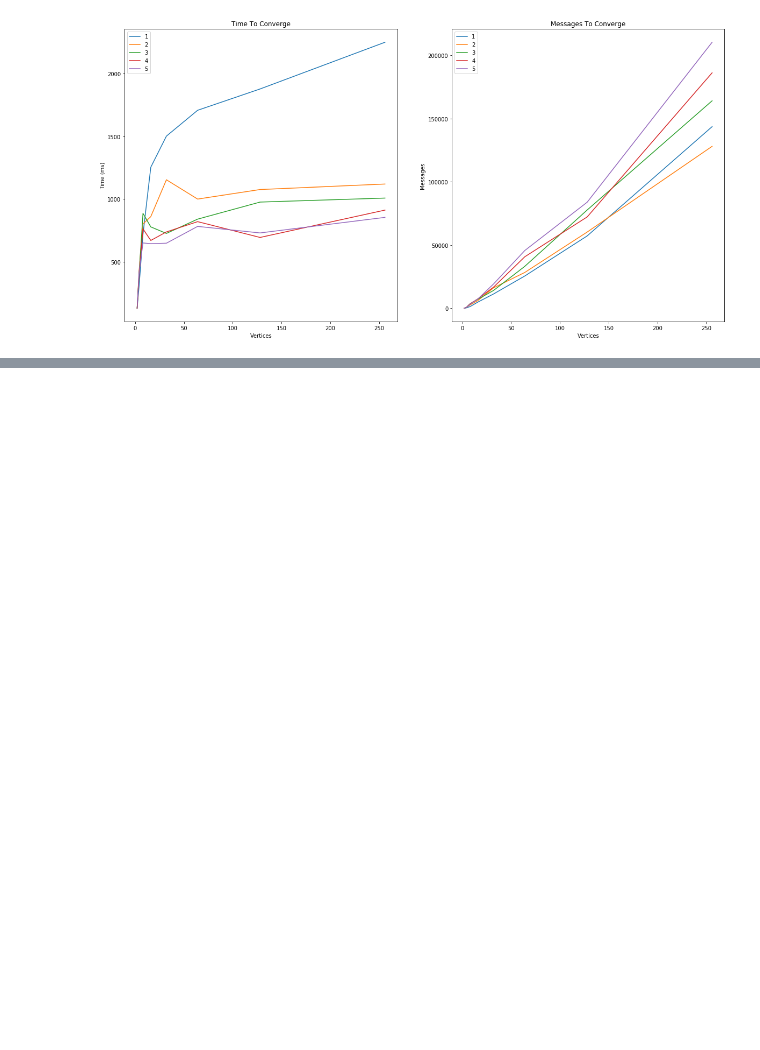
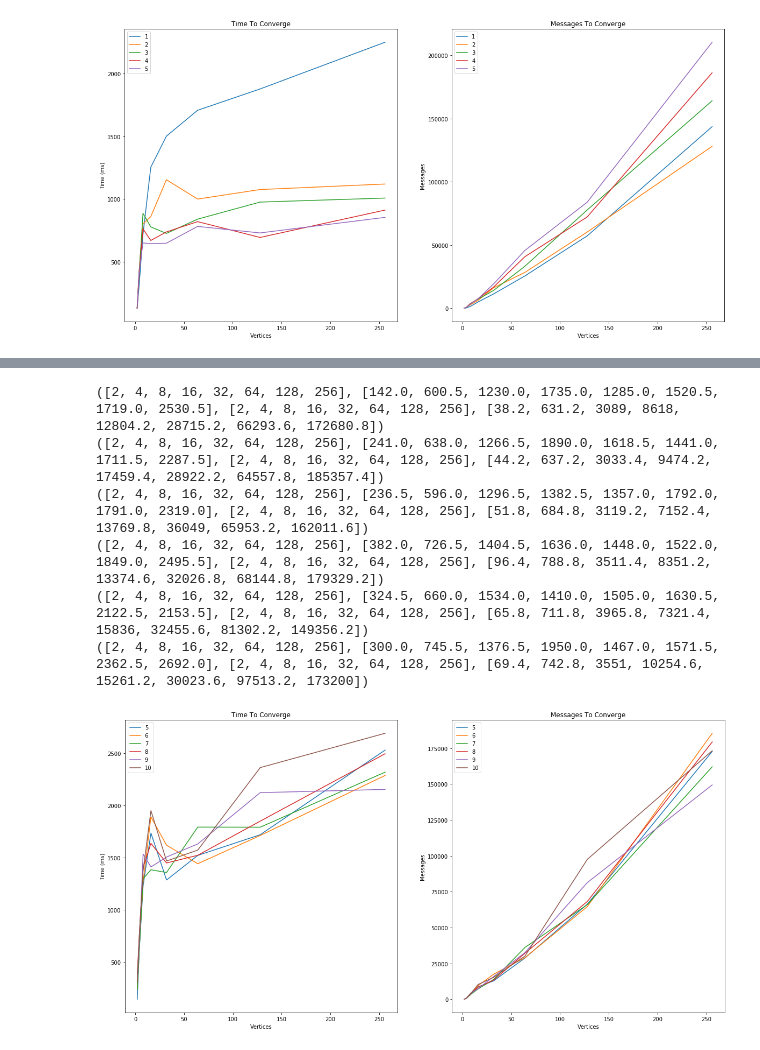
Before and after one commit to hpereira98/LargeScaleDistributedSystems, a Jupyter notebook: main.ipynb, the cells around one changed output, grey strips where cells are left out. Drawn from its saved outputs; the diff is of its cells as text; code cells hidden in the pictures; blank space fills up the shorter version.

```diff
--- a/main.ipynb
+++ b/main.ipynb
@@ -191,31 +199,39 @@ draw_plot(("0", zero), ("0.2", point2), ("0.4", point4), ("0.6", point6), ("0.8"
 # Choose No News
 
 TOPOLOGY = GraphType.BARABASI_ALBERT
 FANOUT = 2
-# ERROR_PERCENTAGE = CHOOSEN PERCENTAGE
+ERROR_PERCENTAGE = 0.04
 
 durations, messages = produce_results(TOPOLOGY, INITIAL_VALUE, FANOUT, 5, ERROR_PERCENTAGE, TRIES)
 five = calculate_points(durations) + calculate_points(messages)
 print(five)
 
 durations, messages = produce_results(TOPOLOGY, INITIAL_VALUE, FANOUT, 6, ERROR_PERCENTAGE, TRIES)
 six = calculate_points(durations) + calculate_points(messages)
 print(six)
 
 durations, messages = produce_results(TOPOLOGY, INITIAL_VALUE, FANOUT, 7, ERROR_PERCENTAGE, TRIES)
 seven = calculate_points(durations) + calculate_points(messages)
 print(seven)
 
 durations, messages = produce_results(TOPOLOGY, INITIAL_VALUE, FANOUT, 8, ERROR_PERCENTAGE, TRIES)
 eight = calculate_points(durations) + calculate_points(messages)
 print(eight)
 
 durations, messages = produce_results(TOPOLOGY, INITIAL_VALUE, FANOUT, 9, ERROR_PERCENTAGE, TRIES)
 nine = calculate_points(durations) + calculate_points(messages)
 print(nine)
 
 durations, messages = produce_results(TOPOLOGY, INITIAL_VALUE, FANOUT, 10, ERROR_PERCENTAGE, TRIES)
 ten = calculate_points(durations) + calculate_points(messages)
 print(ten)
 
 draw_plot(("5", five), ("6", six), ("7", seven), ("8", eight), ("9", nine), ("10", ten))
+# %% [output]
+([2, 4, 8, 16, 32, 64, 128, 256], [142.0, 600.5, 1230.0, 1735.0, 1285.0, 1520.5, 1719.0, 2530.5], [2, 4, 8, 16, 32, 64, 128, 256], [38.2, 631.2, 3089, 8618, 12804.2, 28715.2, 66293.6, 172680.8])
+([2, 4, 8, 16, 32, 64, 128, 256], [241.0, 638.0, 1266.5, 1890.0, 1618.5, 1441.0, 1711.5, 2287.5], [2, 4, 8, 16, 32, 64, 128, 256], [44.2, 637.2, 3033.4, 9474.2, 17459.4, 28922.2, 64557.8, 185357.4])
+([2, 4, 8, 16, 32, 64, 128, 256], [236.5, 596.0, 1296.5, 1382.5, 1357.0, 1792.0, 1791.0, 2319.0], [2, 4, 8, 16, 32, 64, 128, 256], [51.8, 684.8, 3119.2, 7152.4, 13769.8, 36049, 65953.2, 162011.6])
+([2, 4, 8, 16, 32, 64, 128, 256], [382.0, 726.5, 1404.5, 1636.0, 1448.0, 1522.0, 1849.0, 2495.5], [2, 4, 8, 16, 32, 64, 128, 256], [96.4, 788.8, 3511.4, 8351.2, 13374.6, 32026.8, 68144.8, 179329.2])
+([2, 4, 8, 16, 32, 64, 128, 256], [324.5, 660.0, 1534.0, 1410.0, 1505.0, 1630.5, 2122.5, 2153.5], [2, 4, 8, 16, 32, 64, 128, 256], [65.8, 711.8, 3965.8, 7321.4, 15836, 32455.6, 81302.2, 149356.2])
+([2, 4, 8, 16, 32, 64, 128, 256], [300.0, 745.5, 1376.5, 1950.0, 1467.0, 1571.5, 2362.5, 2692.0], [2, 4, 8, 16, 32, 64, 128, 256], [69.4, 742.8, 3551, 10254.6, 15261.2, 30023.6, 97513.2, 173200])
+[figure, added]
```
Also changed, not shown: parts of 1 cell of this notebook.
